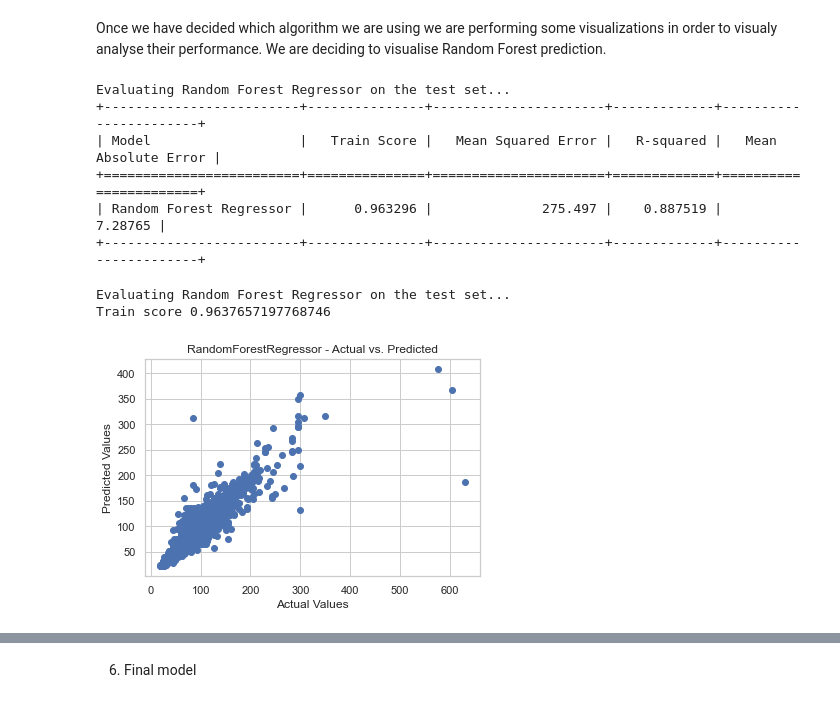
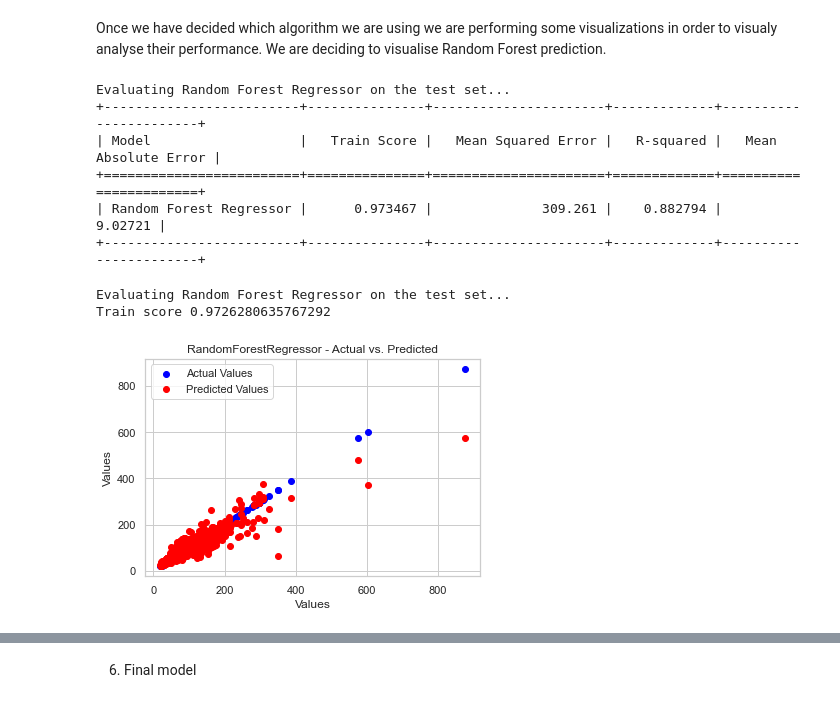
Before and after one commit to EduardoJMatosRomero/MachLearnCA1, a Jupyter notebook: Hdip_Eduardo_Julian_Matos_Romero_2023.ipynb, the cells around one changed output, grey strips where cells are left out. Saved outputs shown, nothing was run; the diff lists cells and outputs as text; code cells hidden in the pictures.

```diff
--- a/Hdip_Eduardo_Julian_Matos_Romero_2023.ipynb
+++ b/Hdip_Eduardo_Julian_Matos_Romero_2023.ipynb
@@ -1167,7 +1167,7 @@ Decision Tree Regressor: 457.058890 (127.515530)
 +-------------------------+-----------------------------+----------------------------+
 # %%
 regression_models = [
-    ('Decision Tree Regressor', DecisionTreeRegressor(max_depth=30, max_features='auto', min_samples_leaf=2, min_samples_split=10)),
+    ('Decision Tree Regressor', DecisionTreeRegressor(max_depth=20, max_features='sqrt', min_samples_leaf=2, min_samples_split=10)),
 ]
 
 results = []
@@ -1199,7 +1199,7 @@ Evaluating Decision Tree Regressor on the test set...
 - Random Forest hyperparameter tuned.
 # %%
 regression_models = [
-    ('Random Forest Regressor', RandomForestRegressor(max_depth=None, max_features='auto', min_samples_leaf=1, min_samples_split=5, n_estimators=300)),
+    ('Random Forest Regressor', RandomForestRegressor(max_depth=20, max_features='log2', min_samples_leaf=1, min_samples_split=2, n_estimators=300)),
 ]
 
 results = []
@@ -1224,7 +1224,7 @@ Random Forest Regressor: 318.955507 (120.115495)
 +-------------------------+-----------------------------+----------------------------+
 # %%
 regression_models = [
-    ('Random Forest Regressor', RandomForestRegressor(max_depth=None, max_features='auto', min_samples_leaf=1, min_samples_split=5, n_estimators=300)),
+    ('Random Forest Regressor', RandomForestRegressor(max_depth=20, max_features='log2', min_samples_leaf=1, min_samples_split=2, n_estimators=300)),
 ]
 
 results = []
@@ -1336,7 +1338,7 @@ Once we have decided which algorithm we are using we are performing some visuali
 We are deciding to visualise Random Forest prediction.
 # %%
 regression_models = [
-    ('Random Forest Regressor', RandomForestRegressor(max_depth=None, max_features='auto', min_samples_leaf=1, min_samples_split=5, n_estimators=300)),
+    ('Random Forest Regressor', RandomForestRegressor(max_depth=20, max_features='log2', min_samples_leaf=1, min_samples_split=2, n_estimators=300)),
 ]
 
 results = []
@@ -1362,32 +1364,38 @@ Evaluating Random Forest Regressor on the test set...
 +-------------------------+---------------+----------------------+-------------+-----------------------+
 | Model                   |   Train Score |   Mean Squared Error |   R-squared |   Mean Absolute Error |
 +=========================+===============+======================+=============+=======================+
-| Random Forest Regressor |      0.963296 |              275.497 |    0.887519 |               7.28765 |
+| Random Forest Regressor |      0.973467 |              309.261 |    0.882794 |               9.02721 |
 +-------------------------+---------------+----------------------+-------------+-----------------------+
 # %%
 def plot_actual_vs_predicted(model, X_test, y_test):
     y_pred = model.predict(X_test)
-    plt.scatter(y_test, y_pred)
-    plt.xlabel("Actual Values")
-    plt.ylabel("Predicted Values")
+
+    plt.scatter(y_test, y_test, color='blue', label='Actual Values')
+
+    plt.scatter(y_test, y_pred, color='red', label='Predicted Values')
+
+    plt.xlabel("Values")
+    plt.ylabel("Values")
     plt.title(f"{type(model).__name__} - Actual vs. Predicted")
+    plt.legend()
     plt.show()
+
 
 for name, model in regression_models:
     print(f"Evaluating {name} on the test set...")
 
     model.fit(X_train, y_train)
 
     get_metrics(model, X_test, y_test)
     print(f'Train score {model.score(X_train, y_train)}')
 
     plot_actual_vs_predicted(model, X_test, y_test)
 
     print("\n")
 # %% [output]
 Evaluating Random Forest Regressor on the test set...
-Train score 0.9637657197768746
+Train score 0.9726280635767292
-[figure, old version]
+[figure, new version]
 # %%
 def plot_residuals(model, X_test, y_test):
     y_pred = model.predict(X_test)
```
Also changed, not shown: parts of 27 cells of this notebook, 3 other files.
